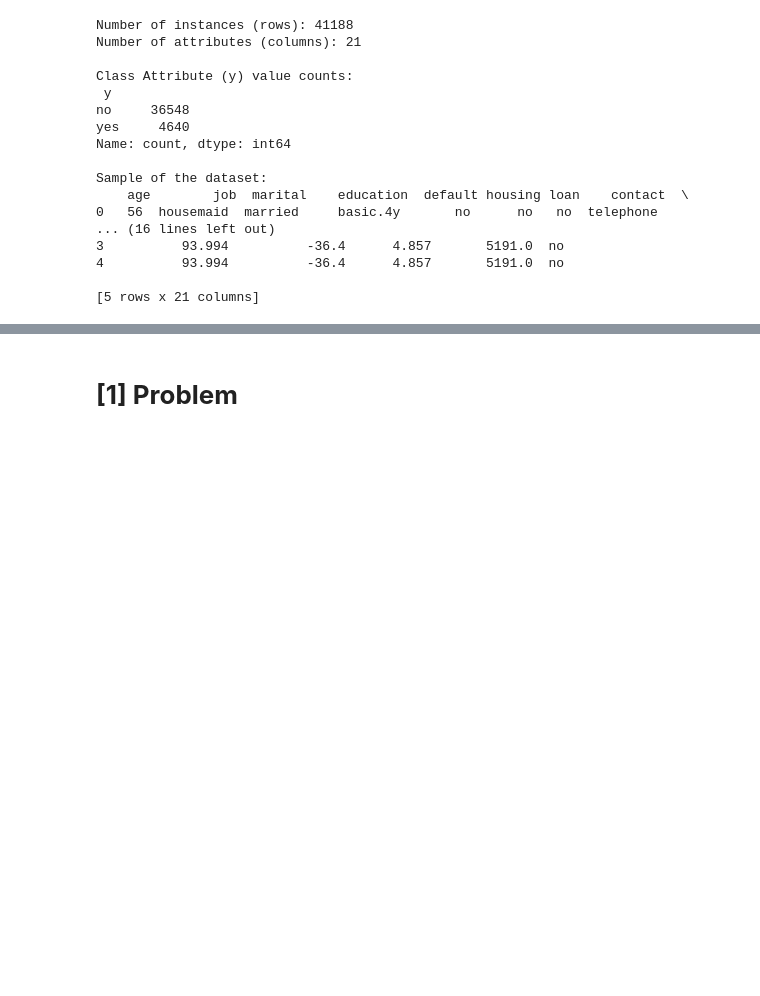
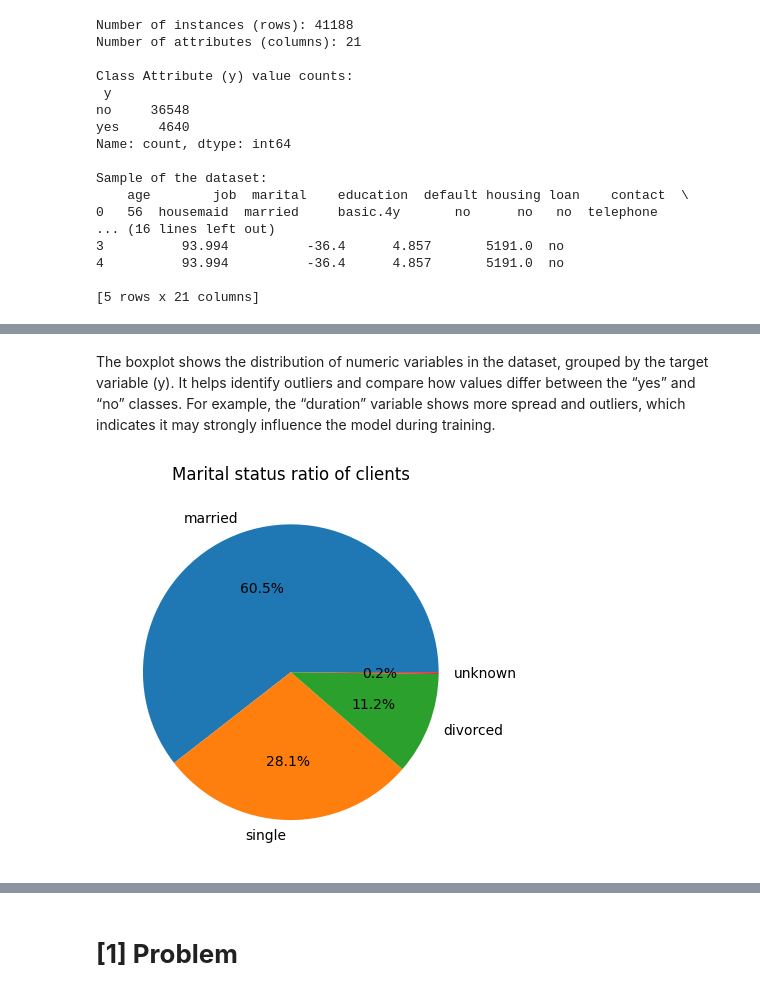
Before and after one commit to Renad110/IT326, a Jupyter notebook: Reports/Phase3.ipynb, the cells around one changed output, grey strips where cells are left out. Drawn from its saved outputs; the diff is of its cells as text; code cells hidden in the pictures; blank space fills up the shorter version.

```diff
--- a/Reports/Phase3.ipynb
+++ b/Reports/Phase3.ipynb
@@ -52,0 +166,11 @@ Sample of the dataset:
+# %% [markdown]
+The boxplot shows the distribution of numeric variables in the dataset, grouped by the target variable (y).
+It helps identify outliers and compare how values differ between the “yes” and “no” classes.
+For example, the “duration” variable shows more spread and outliers, which indicates it may strongly influence the model during training.
+# %%
+import matplotlib.pyplot as plt
+df["marital"].value_counts().plot(kind="pie", autopct="%.1f%%", title="Marital status ratio of clients")
+plt.ylabel("")
+plt.show()
+# %% [output]
+[figure, added]
```
Also changed, not shown: parts of 30 cells of this notebook.
